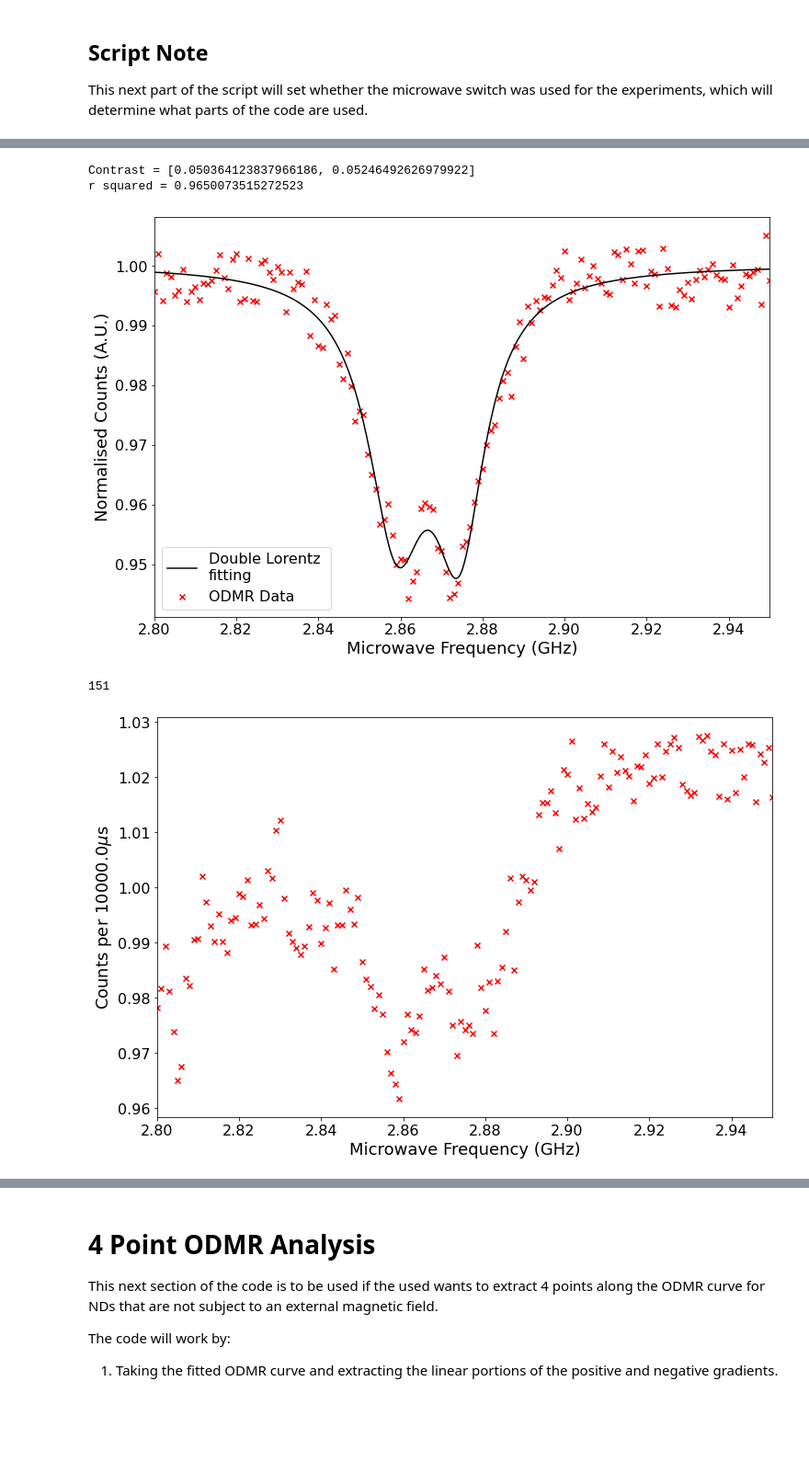
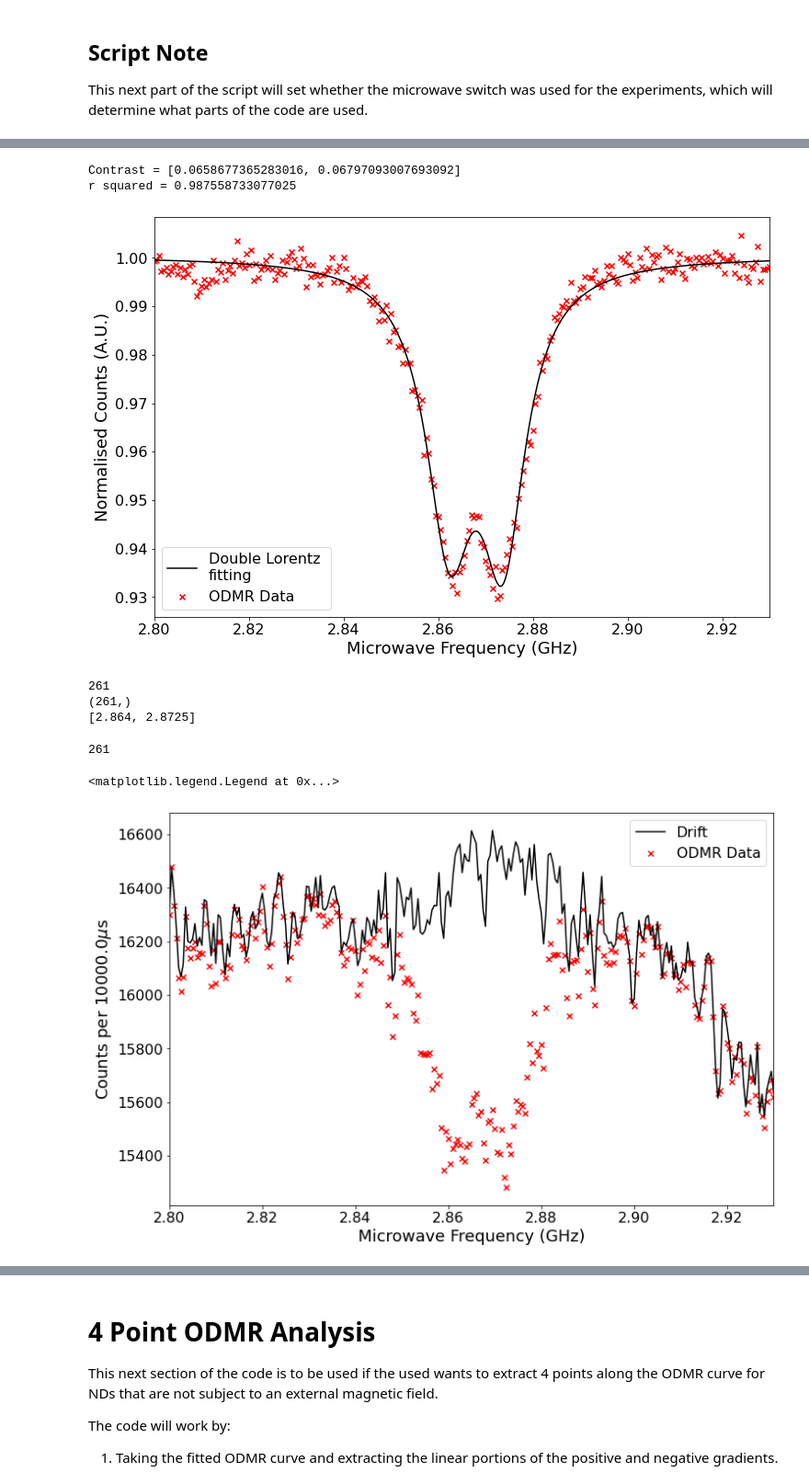
Before and after one commit to Corbyn93/Ryans_Python_Scripts, a Jupyter notebook: Ryan's Jupyter stuff/ODMR analysis/20210607_Anlysis_Reference_ODMR_script_plus_4points.ipynb, the cells around one changed output, grey strips where cells are left out. Shown at 92% size. Saved outputs shown, nothing was run; the diff lists cells and outputs as text; code cells hidden in the pictures; blank space fills up the shorter version.

```diff
--- a/Ryan's Jupyter stuff/ODMR analysis/20210607_Anlysis_Reference_ODMR_script_plus_4points.ipynb
+++ b/Ryan's Jupyter stuff/ODMR analysis/20210607_Anlysis_Reference_ODMR_script_plus_4points.ipynb
@@ -48,7 +48,7 @@ def reshape_data(reference_data, odmr_data, params_values):
 
     # Create variables with the frequnecy scan parameters.
     num_of_line_scans = int(params_values[4])
-    num_of_freqs =  int(1000*(params_values[1]-params_values[0])/params_values[2] + 1)
+    num_of_freqs =  int(1000*(params_values[1]-params_values[0])/params_values[2]) + 1
     points_per_freq = int(params_values[8])
     print(num_of_line_scans, num_of_freqs, points_per_freq)
     # Reshape the ODMR and reference datasets.
@@ -251,7 +252,7 @@ Here we set the folder directory and the file names of the datasets. We then loa
  # Saves this data into a text file and the 2 plots generated.
 #######
 
-date = '20210614' # Date on folder in which the experimental data is saved.
+date = '20210707' # Date on folder in which the experimental data is saved.
 set_plot_params()
 
 # Load in the data file into an np array, and freqeuncy scan parameters
@@ -259,7 +260,7 @@ set_plot_params()
 folder_path = 'I:\\Science\\Physics-Nanobiophotonics\\Group\\User Data\\ODMR\\ODMR and imaging\\' + date + '\\'
 #folder_path = 'I:\\Science\\Physics-Nanobiophotonics\\Group\\User Data\\ODMR\\Imaging\\'
 
-data_set = '_referenced_odmr_11' # Short hand for the file name.
+data_set = '_referenced_odmr_09' # Short hand for the file name.
 
 # Set the file names for all 4 data sets recorded from the experiment.
 file_name_ODMR1 = date + data_set + '_ODMR1.dat'
@@ -275,7 +276,7 @@ reference_data = load_data(folder_path + file_name_Ref1)
 params_file = load_params(folder_path + date  + data_set + '_Params.txt')
 params_values = params_file['Parameter value']
 
-# Create the freqeuncy scan array.
+# Freq scan = frequency scan actually used in experiment, frreq = scan without triggering problems.
 freq = create_freq_scan(params_values[0], params_values[1], params_values[2])
 
 # Dwell time of the measurment
@@ -306,23 +333,6 @@ Here we normalise the ODMR data to the reference data and then find the mean of
 # %%
-if microwave_switch == 'off':
-    # Stitch the data together,
-    stitched_data = stich_datasets(odmr_data, reference_data)
-    # Find the mean of the data.
-    # mean_odmr_freq_points = mean for all the points recorded per frequnecy, but not linescans.
-    # mean_norm_odmr_full = Mean fluorescence value for all ODMR data points taken per freq.
-    mean_odmr_freq_points, mean_norm_odmr_full = mean_data(stitched_data)
-else:
-    # Normalise the ODMR data against the reference data.
-    normalised_ODMR = normalise_data(reference_data, odmr_data)
-
-    # Mean of the normalise dataset.
-    # mean_odmr_freq_points = mean for all the points recorded per frequnecy, but not linescans.
-    # mean_norm_odmr_full = Mean fluorescence value for all ODMR data points taken per freq.
-    mean_odmr_freq_points, mean_norm_odmr_full = mean_data(normalised_ODMR)
-
-
 # Plot the mean normalised dataset as a scatter plot.
-fig1, ax1 = normalised_scatter_plot(freq, mean_norm_odmr_full)
+fig1, ax1 = normalised_scatter_plot(freq, mean_norm_odmr_full[0:len(freq)])
 
 # find the freqeuncy points with the highest ODMR contrast
 freq_mins, dip_depth, flourescent_baseline = get_init_params(mean_norm_odmr_full, freq)
@@ -330,14 +340,14 @@ freq_mins, dip_depth, flourescent_baseline = get_init_params(mean_norm_odmr_full
 # create the initial parameters for ODMR double lorentzian
 # line fitting
 init_params = [dip_depth[0], freq_mins[0], 0.005, dip_depth[1], freq_mins[1], 0.005, flourescent_baseline]
-#init_params = [-0.8, 2.85, 0.005, dip_depth[1], freq_mins[1], 0.005, flourescent_baseline]
+#init_params = [0.8, 2.865, 0.01, -dip_depth[1], 2.867, 0.01, flourescent_baseline]
 
 # Set the upper and lower bounds for the fitting algorithm.
 lower_bounds = [-np.inf, init_params[1] - 0.01, 0, -np.inf, init_params[4] - 0.01, 0, 0]
 upper_bounds = [np.inf, init_params[1] + 0.01, 1, np.inf, init_params[4] + 0.01, 1, np.inf]
 
 # generate the optimised curve fit parameters.
-fitting_params, error_in_fit = optimised_lorentz_fit(freq, mean_norm_odmr_full, init_params,
+fitting_params, error_in_fit = optimised_lorentz_fit(freq, mean_norm_odmr_full[0:len(freq)], init_params,
                                                     lower_bounds, upper_bounds)
 
 # plot the fitting to ax2
@@ -347,23 +357,35 @@ fitted_contrast = get_fitting_contrast(fitting_params[1], fitting_params[4], fre
 print('Contrast = ' + str(fitted_contrast))
 
 # get the r^2 value for the fitting
-r_squared = get_r_squared(freq, mean_norm_odmr_full, y_fit)
+r_squared = get_r_squared(freq, mean_norm_odmr_full[0:len(freq)], y_fit)
 print('r squared = ' + str(r_squared))
 # %% [output]
-Contrast = [0.050364123837966186, 0.05246492626979922]
-r squared = 0.9650073515272523
+Contrast = [0.0658677365283016, 0.06797093007693092]
+r squared = 0.987558733077025
-[figure, old version]
+[figure, new version]
 # %%
+print(len(freq))
+print(mean_norm_odmr_full.shape)
+print(freq_mins)
 # Save the data.
 
 #save_data(date, file_name_ODMR1, fitted_contrast, coeffs, opt_error, r_squared, fig1)
+# %% [output]
+261
+(261,)
+[2.864, 2.8725]
 # %%
 mean_odmr_data, mean_odmr_everything = mean_data(odmr_data)
 print(len(mean_odmr_everything))
-fig2, ax2 = scatter_plot(freq, mean_odmr_everything/np.mean(mean_odmr_everything), dwell_time)
+fig2, ax2 = scatter_plot(freq, mean_odmr_everything[0:1000], dwell_time)
+
+drift = (np.mean(reference_data, axis = 2))
+plot.plot(freq, drift[0,0:1000], color = 'k', label = 'Drift')
+ax2.legend()
 # %% [output]
-151
+261
+<matplotlib.legend.Legend at 0x...>
-[figure, old version]
+[figure, new version]
 # %%
 print(odmr_data.shape)
 # %% [output]
```
Also changed, not shown: parts of 16 cells of this notebook, 1 other file.
